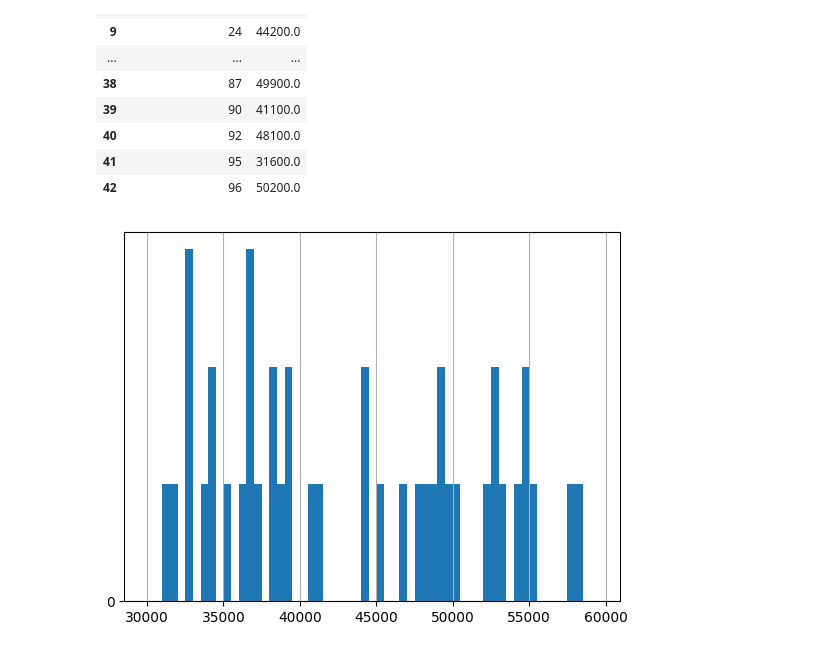
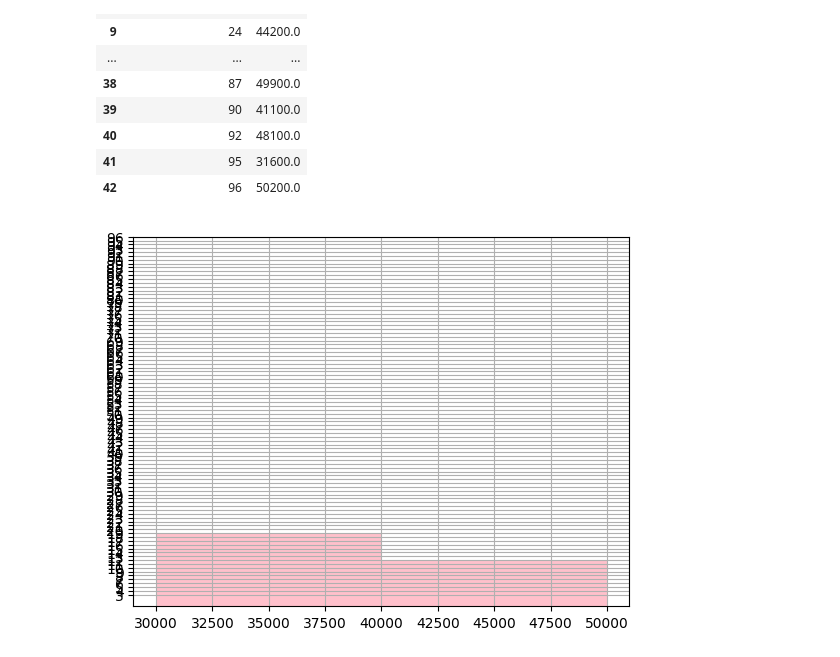
Before and after one commit to Petraabr/Python1_podzim23_homewrkz, a Jupyter notebook: ukol_11.ipynb, the cells around one changed output. Drawn from its saved outputs; the diff is of its cells as text; code cells hidden in the pictures.

Commit message:
nevim

```diff
--- a/ukol_11.ipynb
+++ b/ukol_11.ipynb
@@ -23,9 +23,10 @@ platy
 | 41 | 95 | 31600.0 |
 | 42 | 96 | 50200.0 |
 # %%
-platy_sloupec = platy['plat']
-platy_sloupec.hist(bins=range(30_000, 60_000, 500))
-plt.yticks(range(0, 100, 100)) #nevim, jak nastavit osu y
+
+platy_sloupec = platy['plat'] #spojit sloupce do jednoho grafu?
+platy_sloupec.hist (bins= range(30_000, 60_000, 10_000), color = "pink") #range vygeneruje seznam
+plt.yticks(range(3, 97))
 plt.show()
 # %% [output]
-[figure, old version]
+[figure, new version]
```
